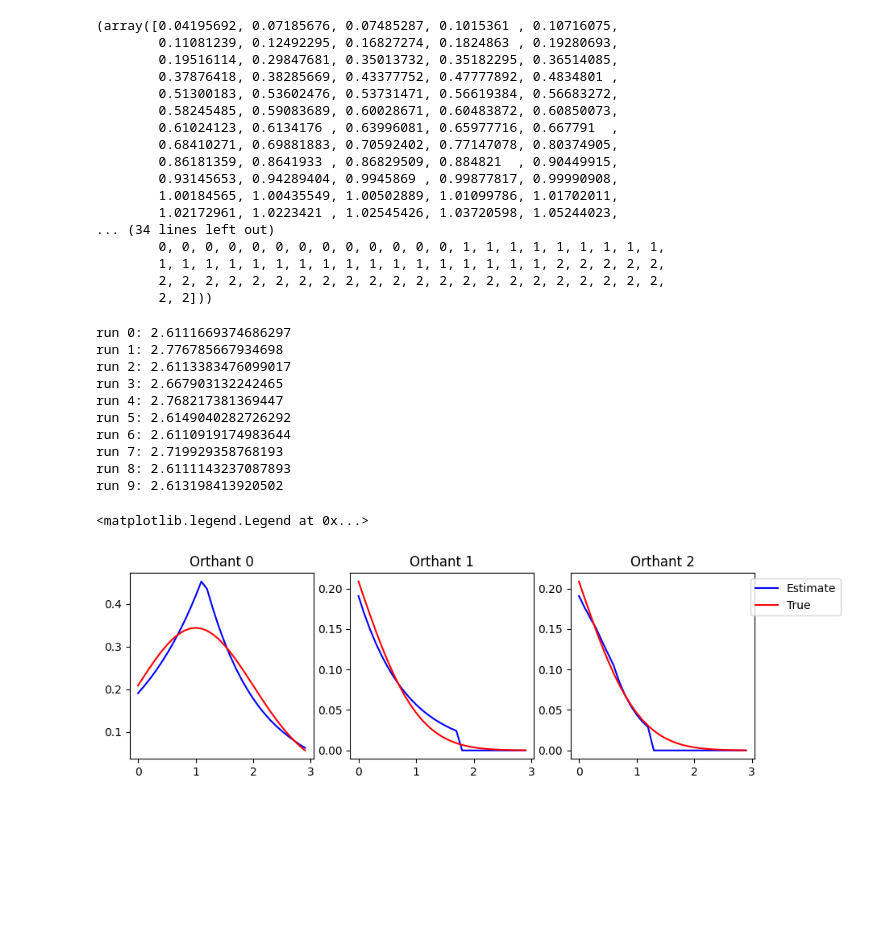
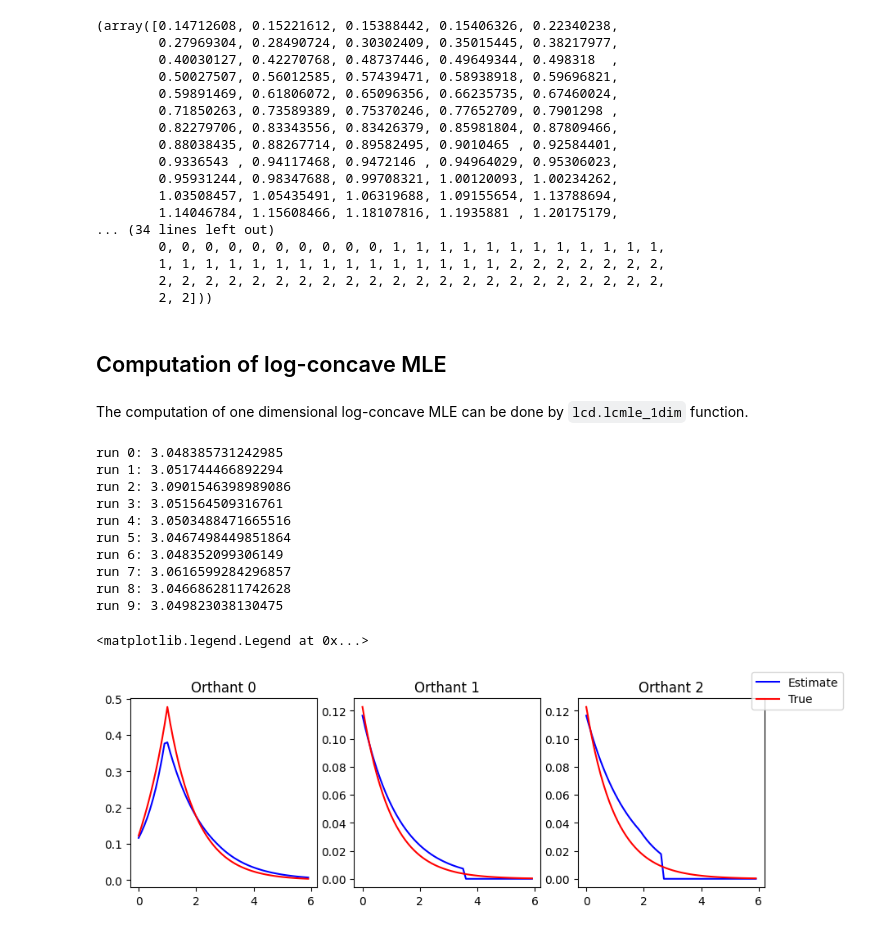
Before and after one commit to yukiregista/LCDTreeSpace, a Jupyter notebook: example_notebooks/case6_example.ipynb, the cells around one changed output. Saved outputs shown, nothing was run; the diff lists cells and outputs as text; code cells hidden in the pictures; blank space fills up the shorter version.

````diff
--- a/example_notebooks/case6_example.ipynb
+++ b/example_notebooks/case6_example.ipynb
@@ -34,58 +50,63 @@ Here, we compute the log-concave mle with "testcase_100_0"
 # %%
-x = np.load(files("lcdtreespace.data").joinpath("case1").joinpath("testcase_200_0_x.npy"))
-ort = np.load(files("lcdtreespace.data").joinpath("case1").joinpath("testcase_200_0_ort.npy"))
+# load data
+x = np.load(files("lcdtreespace").joinpath("data", "case6", "testcase_200_0_x.npy"))
+ort = np.load(files("lcdtreespace").joinpath("data", "case6", "testcase_200_0_ort.npy"))
 x, ort
 # x contains coordinates, while ort contains the orthant each point belongs to
 # %% [output]
-(array([0.04195692, 0.07185676, 0.07485287, 0.1015361 , 0.10716075,
-        0.11081239, 0.12492295, 0.16827274, 0.1824863 , 0.19280693,
-        0.19516114, 0.29847681, 0.35013732, 0.35182295, 0.36514085,
-        0.37876418, 0.38285669, 0.43377752, 0.47777892, 0.4834801 ,
-        0.51300183, 0.53602476, 0.53731471, 0.56619384, 0.56683272,
-        0.58245485, 0.59083689, 0.60028671, 0.60483872, 0.60850073,
-        0.61024123, 0.6134176 , 0.63996081, 0.65977716, 0.667791  ,
-        0.68410271, 0.69881883, 0.70592402, 0.77147078, 0.80374905,
-        0.86181359, 0.8641933 , 0.86829509, 0.884821  , 0.90449915,
-        0.93145653, 0.94289404, 0.9945869 , 0.99877817, 0.99990908,
-        1.00184565, 1.00435549, 1.00502889, 1.01099786, 1.01702011,
-        1.02172961, 1.0223421 , 1.02545426, 1.03720598, 1.05244023,
+(array([0.14712608, 0.15221612, 0.15388442, 0.15406326, 0.22340238,
+        0.27969304, 0.28490724, 0.30302409, 0.35015445, 0.38217977,
+        0.40030127, 0.42270768, 0.48737446, 0.49649344, 0.498318  ,
+        0.50027507, 0.56012585, 0.57439471, 0.58938918, 0.59696821,
+        0.59891469, 0.61806072, 0.65096356, 0.66235735, 0.67460024,
+        0.71850263, 0.73589389, 0.75370246, 0.77652709, 0.7901298 ,
+        0.82279706, 0.83343556, 0.83426379, 0.85981804, 0.87809466,
+        0.88038435, 0.88267714, 0.89582495, 0.9010465 , 0.92584401,
+        0.9336543 , 0.94117468, 0.9472146 , 0.94964029, 0.95306023,
+        0.95931244, 0.98347688, 0.99708321, 1.00120093, 1.00234262,
+        1.03508457, 1.05435491, 1.06319688, 1.09155654, 1.13788694,
+        1.14046784, 1.15608466, 1.18107816, 1.1935881 , 1.20175179,
 ... (34 lines left out)
-        0, 0, 0, 0, 0, 0, 0, 0, 0, 0, 0, 0, 0, 1, 1, 1, 1, 1, 1, 1, 1, 1,
-        1, 1, 1, 1, 1, 1, 1, 1, 1, 1, 1, 1, 1, 1, 1, 1, 1, 2, 2, 2, 2, 2,
+        0, 0, 0, 0, 0, 0, 0, 0, 0, 0, 1, 1, 1, 1, 1, 1, 1, 1, 1, 1, 1, 1,
+        1, 1, 1, 1, 1, 1, 1, 1, 1, 1, 1, 1, 1, 1, 1, 2, 2, 2, 2, 2, 2, 2,
         2, 2, 2, 2, 2, 2, 2, 2, 2, 2, 2, 2, 2, 2, 2, 2, 2, 2, 2, 2, 2, 2,
         2, 2]))
+# %% [markdown]
+## Computation of log-concave MLE
+# %% [markdown]
+The computation of one dimensional log-concave MLE can be done by ```lcd.lcmle_1dim``` function.
 # %%
 # optimization with BFGS is fast but unstable, thus we conduct 10 runs and adopt the best result
-opt_y = lcd.lcmle_1dim(x,ort,3, print_objective=True,bend=False,runs=10)
+opt_y = lcd.lcmle_1dim(x=x,ort = ort,n_ort = 3, print_objective=True,bend=True,runs=10)
 # %% [output]
-run 0: 2.6111669374686297
-run 1: 2.776785667934698
-run 2: 2.6113383476099017
-run 3: 2.667903132242465
-run 4: 2.768217381369447
-run 5: 2.6149040282726292
-run 6: 2.6110919174983644
-run 7: 2.719929358768193
-run 8: 2.6111143237087893
-run 9: 2.613198413920502
+run 0: 3.048385731242985
+run 1: 3.051744466892294
+run 2: 3.0901546398989086
+run 3: 3.051564509316761
+run 4: 3.0503488471665516
+run 5: 3.0467498449851864
+run 6: 3.048352099306149
+run 7: 3.0616599284296857
+run 8: 3.0466862811742628
+run 9: 3.049823038130475
 # %%
 # density object
-lcmle = lcd.logconcave_density_estimate_1dim(opt_y, x, ort, 3, bend=False)
-true_density = lcd.normal_1dim(mu=1,sigma=1)
+lcmle = lcd.logconcave_density_estimate_1dim(opt_y, x, ort, 3, bend=True) # log-concave MLE
+true_density = lcd.coalescent_1dim(T=1) # true density
 # %%
 # plot of estimated density and true density
 fig, axes = plt.subplots(1,3,figsize=(10,3))
-xx = np.arange(0,3,0.1)
+xx = np.arange(0,6,0.1)
 axes[0].plot(xx, np.vectorize(lcmle.pdf)(xx,0), c = "blue")
 axes[0].plot(xx, np.vectorize(true_density.pdf)(xx,0), c = "red")
 axes[0].set_title("Orthant 0")
 axes[1].plot(xx, np.vectorize(lcmle.pdf)(xx,1), c = "blue")
-axes[1].plot(xx, np.vectorize(true_density.pdf)(xx,1), c = "red", label = "True")
+axes[1].plot(xx, np.vectorize(true_density.pdf)(xx,1), c = "red")
 axes[1].set_title("Orthant 1")
 axes[2].plot(xx, np.vectorize(lcmle.pdf)(xx,2), c = "blue", label = "Estimate")
 axes[2].plot(xx, np.vectorize(true_density.pdf)(xx,2), c = "red", label = "True")
 axes[2].set_title("Orthant 2")
-axes[2].legend(bbox_to_anchor=(1.5, 1))
+fig.legend()
 # %% [output]
 <matplotlib.legend.Legend at 0x...>
-[figure, old version]
+[figure, new version]
````
Also changed, not shown: parts of 13 cells of this notebook, 32 other files.
